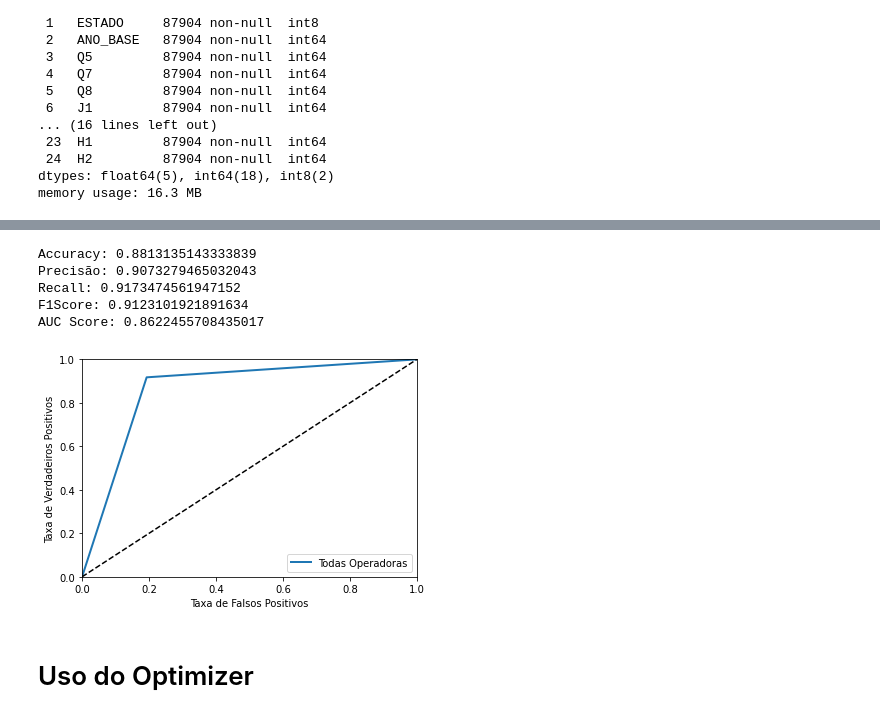
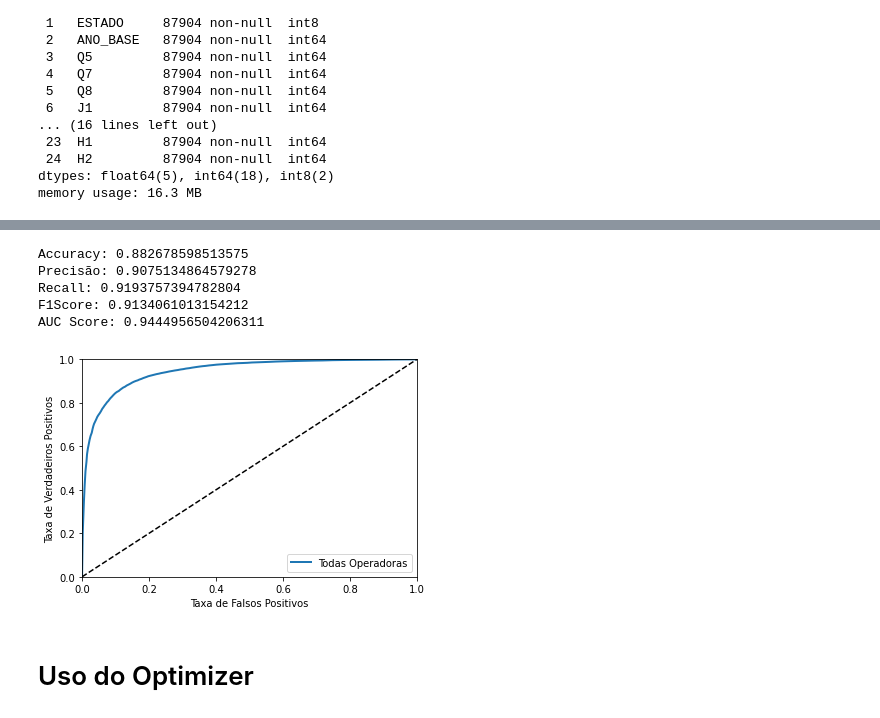
Before and after one commit to mrelero/machine-learning-anatel-database, a Jupyter notebook: ML_Techs/ml_analisys_1.ipynb, the cells around one changed output, grey strips where cells are left out. Drawn from its saved outputs; the diff is of its cells as text; code cells hidden in the pictures.

Commit message:
Ajuste do ROC_CURVE

```diff
--- a/ML_Techs/ml_analisys_1.ipynb
+++ b/ML_Techs/ml_analisys_1.ipynb
@@ -154,31 +158,32 @@ from sklearn.model_selection import cross_val_score
 # %%
 Rand_Forest_Class = RandomForestClassifier()
 
 Rand_Forest_Class.fit(X_train, y_train)
+y_pred = Rand_Forest_Class.predict(X_test)
+y_pred_probs = Rand_Forest_Class.predict_proba(X_test)
 
-y_pred = Rand_Forest_Class.predict(X_test)
-
+y_pred_probs = y_pred_probs[:, 1]
 print("Accuracy:",metrics.accuracy_score(y_test, y_pred))
 cmRF = confusion_matrix(y_test, y_pred)
 
 
 pRF = precision_score(y_test,y_pred)
 rRF = recall_score(y_test,y_pred)
 F1RF = f1_score(y_test, y_pred)
 print("Precisão:", pRF)
 print("Recall:", rRF)
 print("F1Score:", F1RF)
-fprRF, tprRF, threshold_RF = roc_curve(y_test,y_pred)
+fprRF, tprRF, threshold_RF = roc_curve(y_test,y_pred_probs)
 plot_roc_curve(fprRF,tprRF, "Todas Operadoras")
-aucRF = roc_auc_score(y_test,y_pred)
+aucRF = roc_auc_score(y_test,y_pred_probs)
 print("AUC Score:",aucRF)
 # %% [output]
-Accuracy: 0.8813135143333839
-Precisão: 0.9073279465032043
-Recall: 0.9173474561947152
-F1Score: 0.9123101921891634
-AUC Score: 0.8622455708435017
+Accuracy: 0.882678598513575
+Precisão: 0.9075134864579278
+Recall: 0.9193757394782804
+F1Score: 0.9134061013154212
+AUC Score: 0.9444956504206311
-[figure, old version]
+[figure, new version]
 # %% [markdown]
 # Uso do Optimizer
 # %%
```
Also changed, not shown: parts of 1 cell of this notebook.
